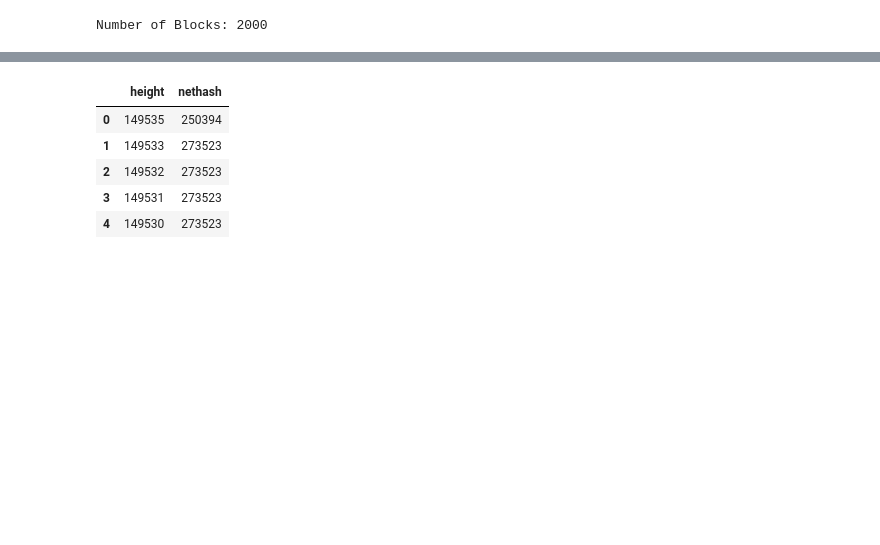
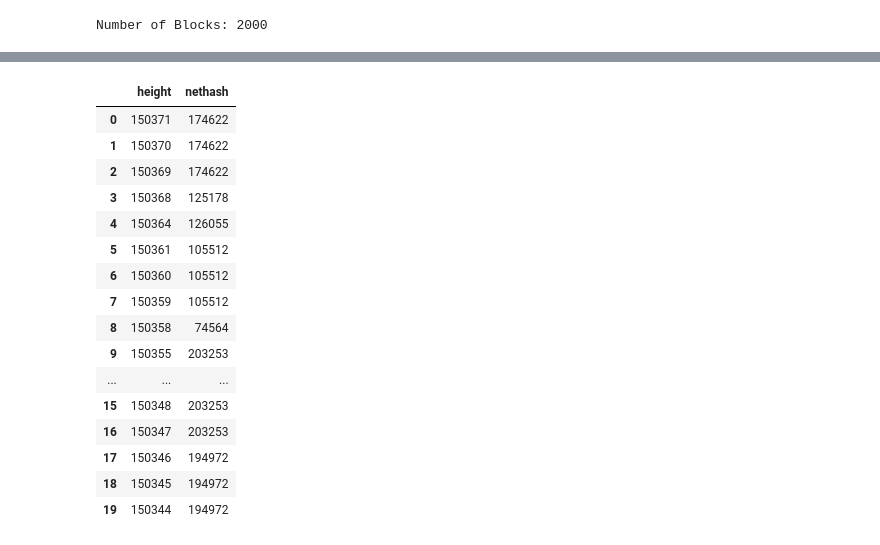
Before and after one commit to kxi/mining-coin-stats, a Jupyter notebook: analyze_SPD.ipynb, the cells around one changed output, grey strips where cells are left out. Saved outputs shown, nothing was run; the diff lists cells and outputs as text; code cells hidden in the pictures; blank space fills up the shorter version.

```diff
--- a/analyze_SPD.ipynb
+++ b/analyze_SPD.ipynb
@@ -175,12 +186,23 @@ Latest Block: 149535
 # %%
-df_nethash.head(5)
+df_nethash.head(20)
 # %% [output]
 |  | height | nethash |
-| 0 | 149535 | 250394 |
-| 1 | 149533 | 273523 |
-| 2 | 149532 | 273523 |
-| 3 | 149531 | 273523 |
-| 4 | 149530 | 273523 |
+| 0 | 150371 | 174622 |
+| 1 | 150370 | 174622 |
+| 2 | 150369 | 174622 |
+| 3 | 150368 | 125178 |
+| 4 | 150364 | 126055 |
+| 5 | 150361 | 105512 |
+| 6 | 150360 | 105512 |
+| 7 | 150359 | 105512 |
+| 8 | 150358 | 74564 |
+| 9 | 150355 | 203253 |
+| ... | ... | ... |
+| 15 | 150348 | 203253 |
+| 16 | 150347 | 203253 |
+| 17 | 150346 | 194972 |
+| 18 | 150345 | 194972 |
+| 19 | 150344 | 194972 |
 # %%
 df_pow_nethash_block = pd.merge(df_pow_block_rate_full, df_nethash, how='inner', on='height')
 df_pow_nethash_block.head(3)
```
Also changed, not shown: parts of 21 cells of this notebook, 1 other file.
